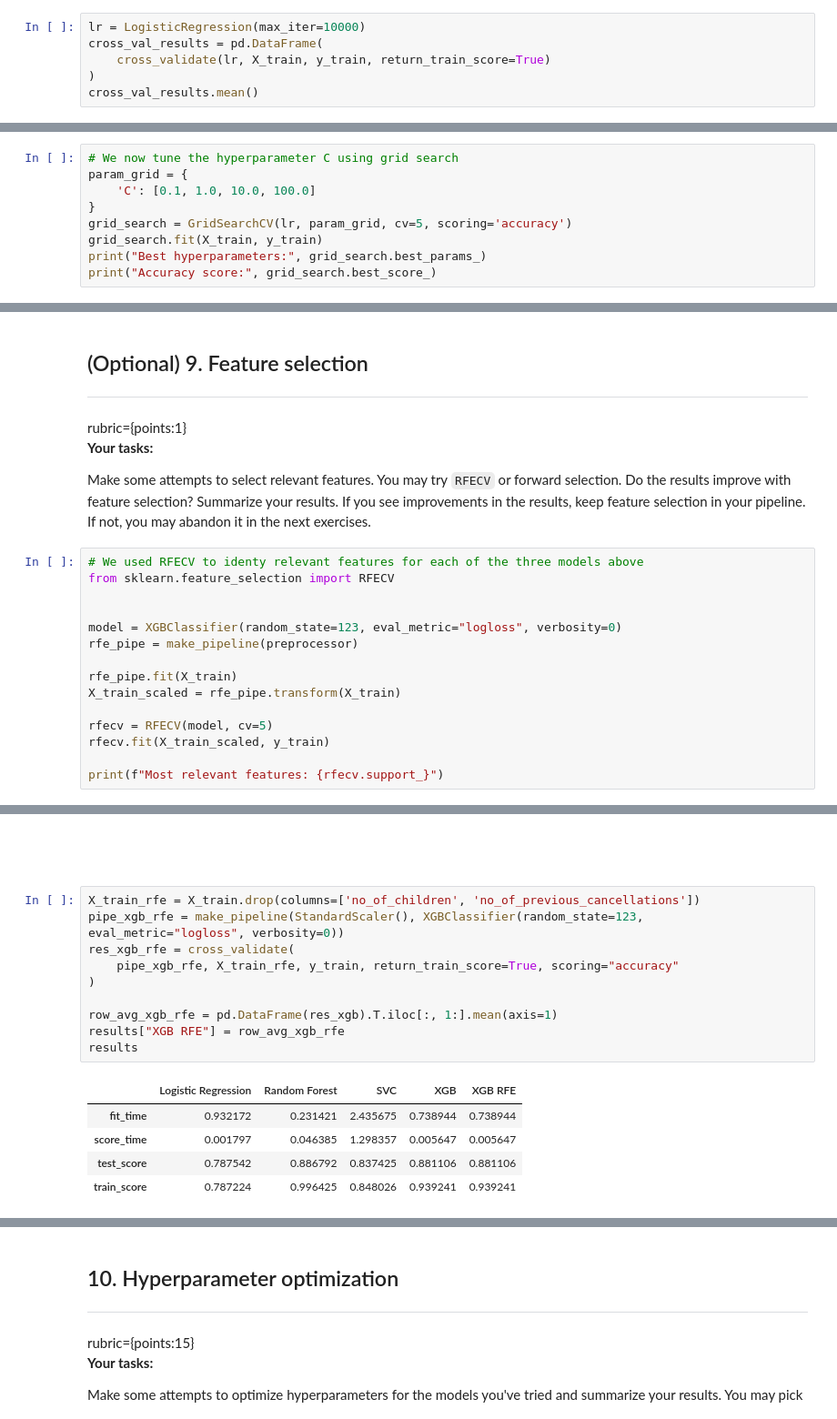
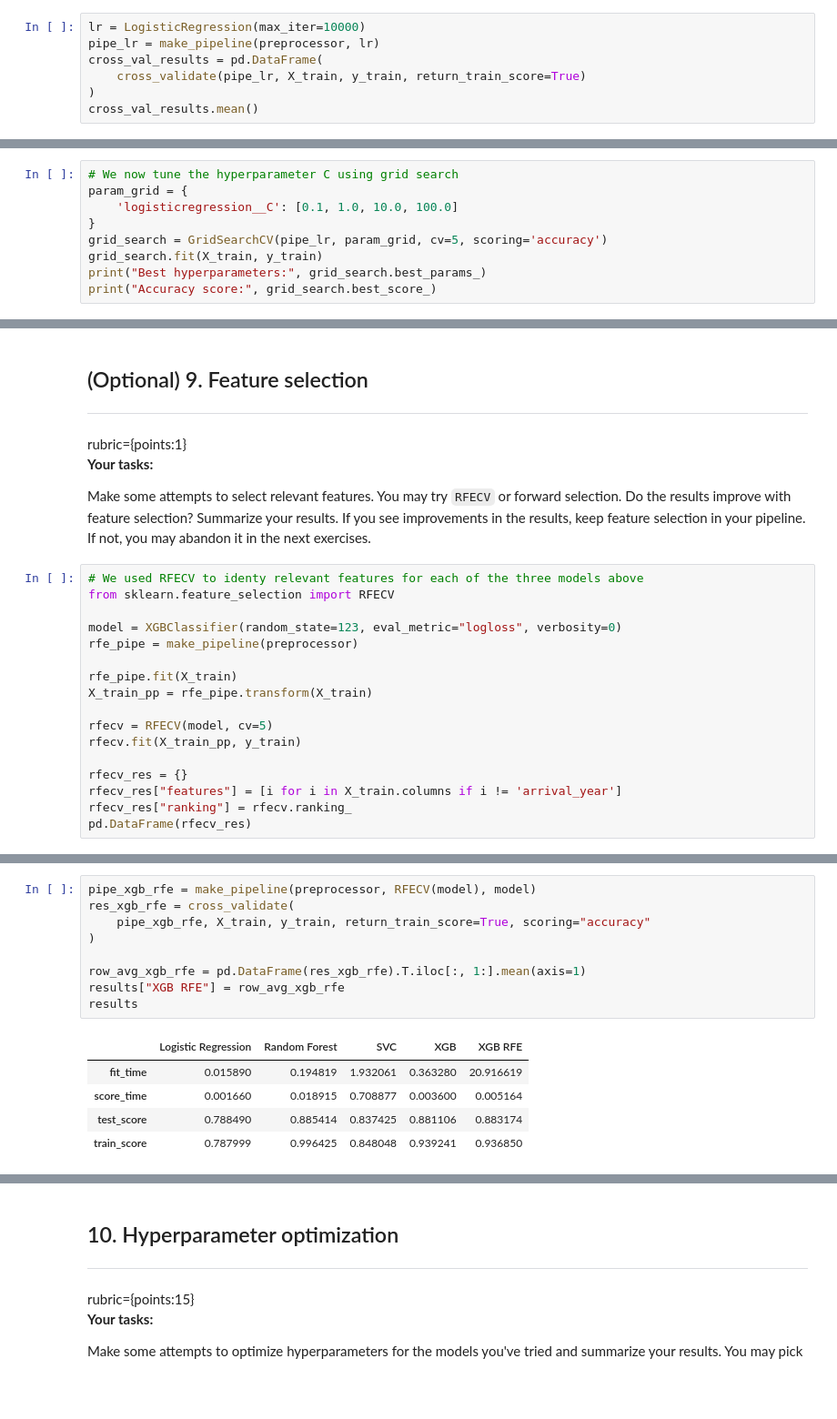
Before and after one commit to aaaka5h/Res-Cancellation-Model, a Jupyter notebook: hw6-starter.ipynb, the cells around one changed output, grey strips where cells are left out. Shown at 91% size. Drawn from its saved outputs; the diff is of its cells as text; blank space fills up the shorter version.

```diff
--- a/hw6-starter.ipynb
+++ b/hw6-starter.ipynb
@@ -348,8 +346,9 @@ rubric={points:12}
 4. Summarize your results.
 # %%
 lr = LogisticRegression(max_iter=10000)
+pipe_lr = make_pipeline(preprocessor, lr)
 cross_val_results = pd.DataFrame(
-    cross_validate(lr, X_train, y_train, return_train_score=True)
+    cross_validate(pipe_lr, X_train, y_train, return_train_score=True)
 )
 cross_val_results.mean()
 # %% [output]
@@ -361,9 +360,9 @@ dtype: float64
 # %%
 # We now tune the hyperparameter C using grid search
 param_grid = {
-    'C': [0.1, 1.0, 10.0, 100.0]
+    'logisticregression__C': [0.1, 1.0, 10.0, 100.0]
 }
-grid_search = GridSearchCV(lr, param_grid, cv=5, scoring='accuracy')
+grid_search = GridSearchCV(pipe_lr, param_grid, cv=5, scoring='accuracy')
 grid_search.fit(X_train, y_train)
 print("Best hyperparameters:", grid_search.best_params_)
 print("Accuracy score:", grid_search.best_score_)
@@ -459,16 +459,18 @@ Make some attempts to select relevant features. You may try `RFECV` or forward s
 # %%
 # We used RFECV to identy relevant features for each of the three models above
 from sklearn.feature_selection import RFECV
-
 
 model = XGBClassifier(random_state=123, eval_metric="logloss", verbosity=0)
 rfe_pipe = make_pipeline(preprocessor)
 
 rfe_pipe.fit(X_train)
-X_train_scaled = rfe_pipe.transform(X_train)
+X_train_pp = rfe_pipe.transform(X_train)
 
 rfecv = RFECV(model, cv=5)
-rfecv.fit(X_train_scaled, y_train)
+rfecv.fit(X_train_pp, y_train)
 
-print(f"Most relevant features: {rfecv.support_}")
+rfecv_res = {}
+rfecv_res["features"] = [i for i in X_train.columns if i != 'arrival_year']
+rfecv_res["ranking"] = rfecv.ranking_
+pd.DataFrame(rfecv_res)
 # %% [output]
@@ -500,19 +494,16 @@ pd.DataFrame(rfecv_res)
-# %% [markdown]
-<br><br>
 # %%
-X_train_rfe = X_train.drop(columns=['no_of_children', 'no_of_previous_cancellations'])
-pipe_xgb_rfe = make_pipeline(StandardScaler(), XGBClassifier(random_state=123, eval_metric="logloss", verbosity=0))
+pipe_xgb_rfe = make_pipeline(preprocessor, RFECV(model), model)
 res_xgb_rfe = cross_validate(
-    pipe_xgb_rfe, X_train_rfe, y_train, return_train_score=True, scoring="accuracy"
+    pipe_xgb_rfe, X_train, y_train, return_train_score=True, scoring="accuracy"
 )
 
-row_avg_xgb_rfe = pd.DataFrame(res_xgb).T.iloc[:, 1:].mean(axis=1)
+row_avg_xgb_rfe = pd.DataFrame(res_xgb_rfe).T.iloc[:, 1:].mean(axis=1)
 results["XGB RFE"] = row_avg_xgb_rfe
 results
 # %% [output]
 |  | Logistic Regression | Random Forest | SVC | XGB | XGB RFE |
-| fit_time | 0.932172 | 0.231421 | 2.435675 | 0.738944 | 0.738944 |
-| score_time | 0.001797 | 0.046385 | 1.298357 | 0.005647 | 0.005647 |
-| test_score | 0.787542 | 0.886792 | 0.837425 | 0.881106 | 0.881106 |
-| train_score | 0.787224 | 0.996425 | 0.848026 | 0.939241 | 0.939241 |
+| fit_time | 0.015890 | 0.194819 | 1.932061 | 0.363280 | 20.916619 |
+| score_time | 0.001660 | 0.018915 | 0.708877 | 0.003600 | 0.005164 |
+| test_score | 0.788490 | 0.885414 | 0.837425 | 0.881106 | 0.883174 |
+| train_score | 0.787999 | 0.996425 | 0.848048 | 0.939241 | 0.936850 |
 # %% [markdown]
```
Also changed, not shown: parts of 17 cells of this notebook.
